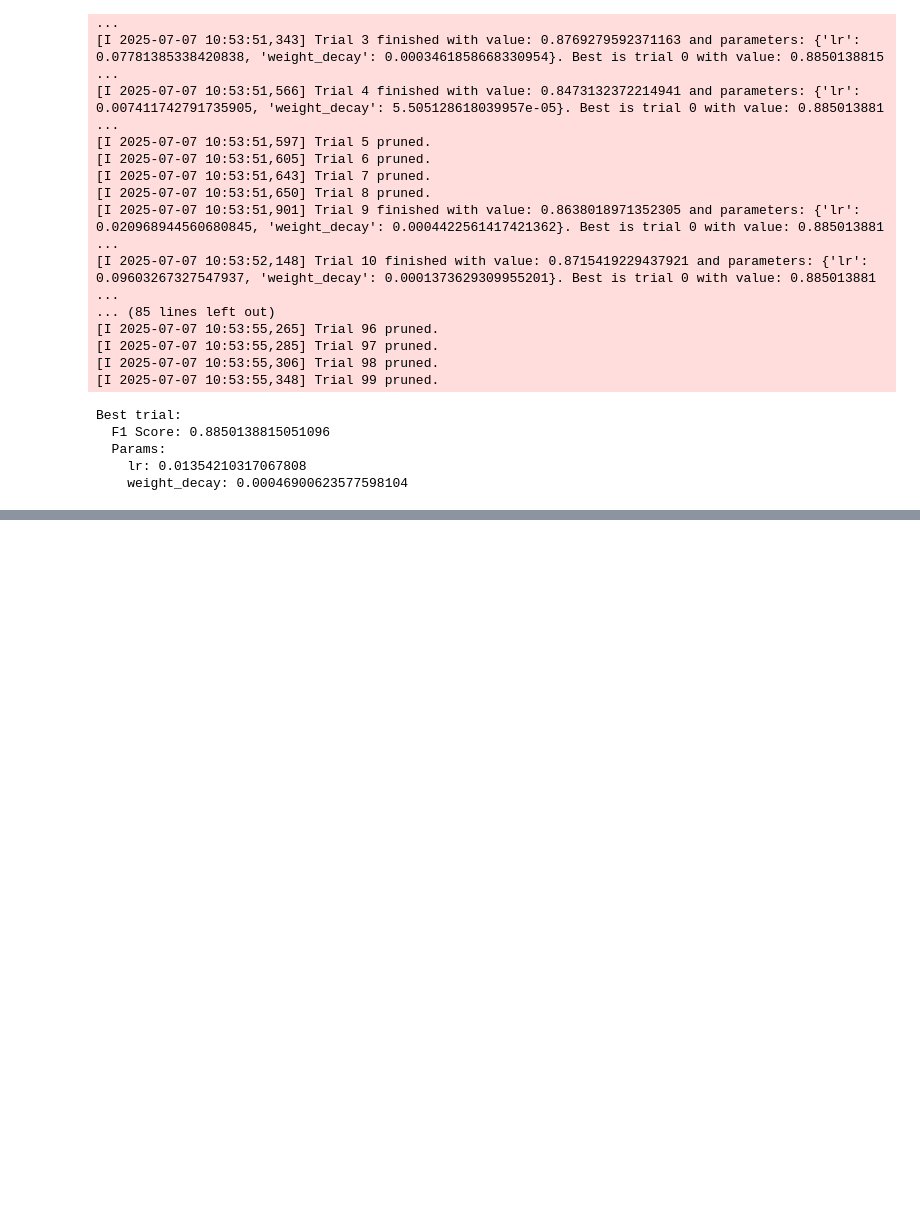
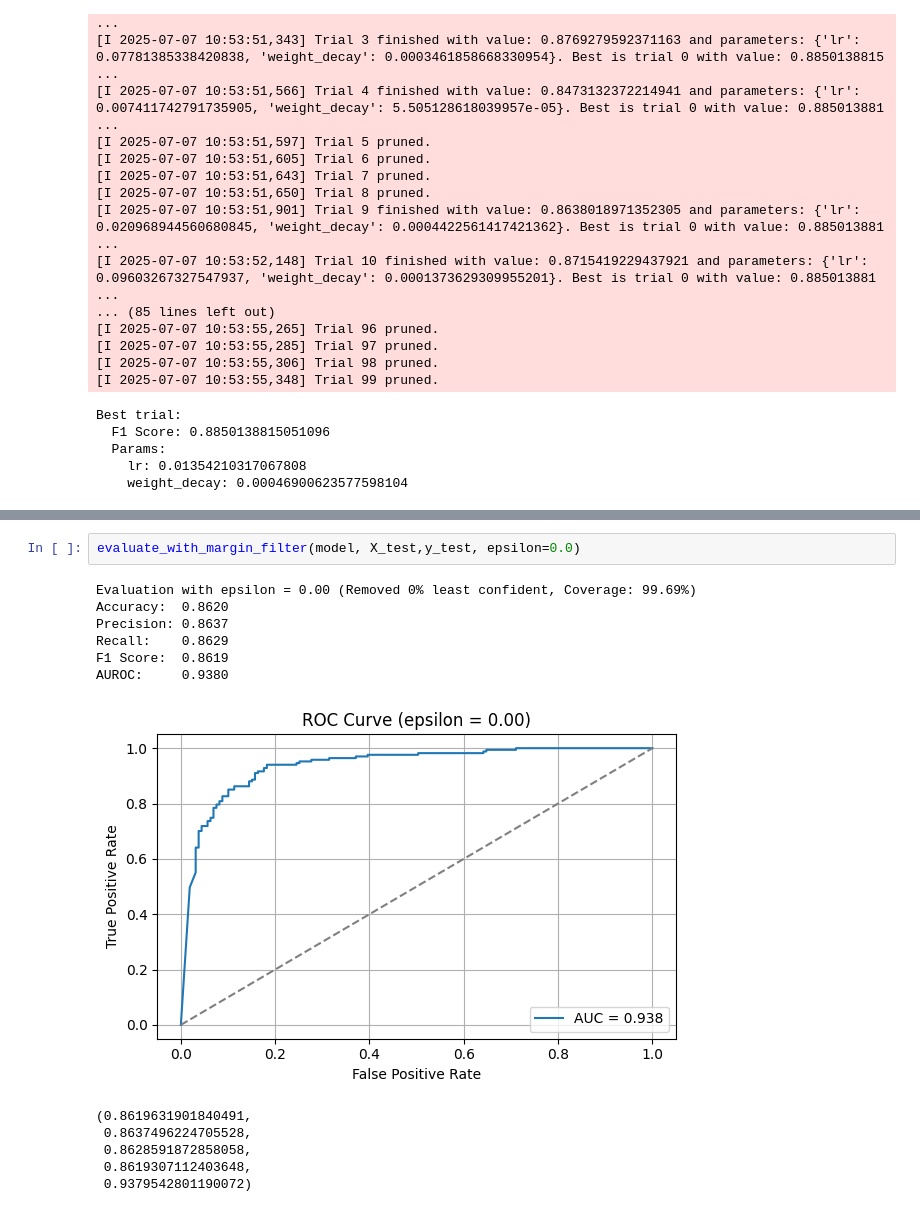
Before and after one commit to Aquila69420/adni-ml, a Jupyter notebook: classification.ipynb, the cells around one changed output, grey strips where cells are left out. Cells and saved outputs as stored; diff of their text form; blank space fills up the shorter version.

```diff
--- a/classification.ipynb
+++ b/classification.ipynb
@@ -832,0 +1055,15 @@ Best trial:
+# %%
+evaluate_with_margin_filter(model, X_test,y_test, epsilon=0.0)
+# %% [output]
+Evaluation with epsilon = 0.00 (Removed 0% least confident, Coverage: 99.69%)
+Accuracy:  0.8620
+Precision: 0.8637
+Recall:    0.8629
+F1 Score:  0.8619
+AUROC:     0.9380
+[figure, added]
+(0.8619631901840491,
+ 0.8637496224705528,
+ 0.8628591872858058,
+ 0.8619307112403648,
+ 0.9379542801190072)
```
Also changed, not shown: parts of 14 cells of this notebook, 4 other files.
